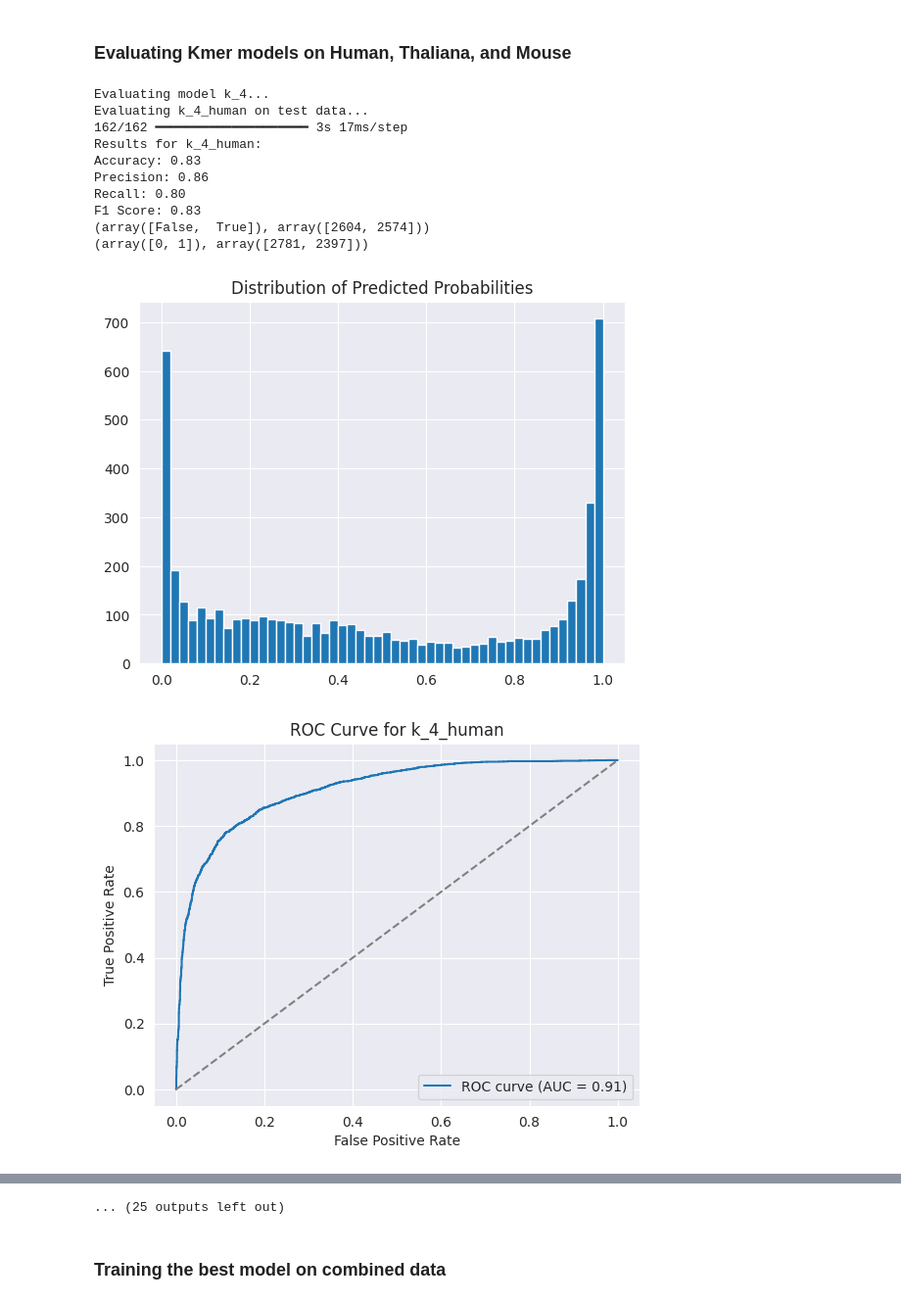
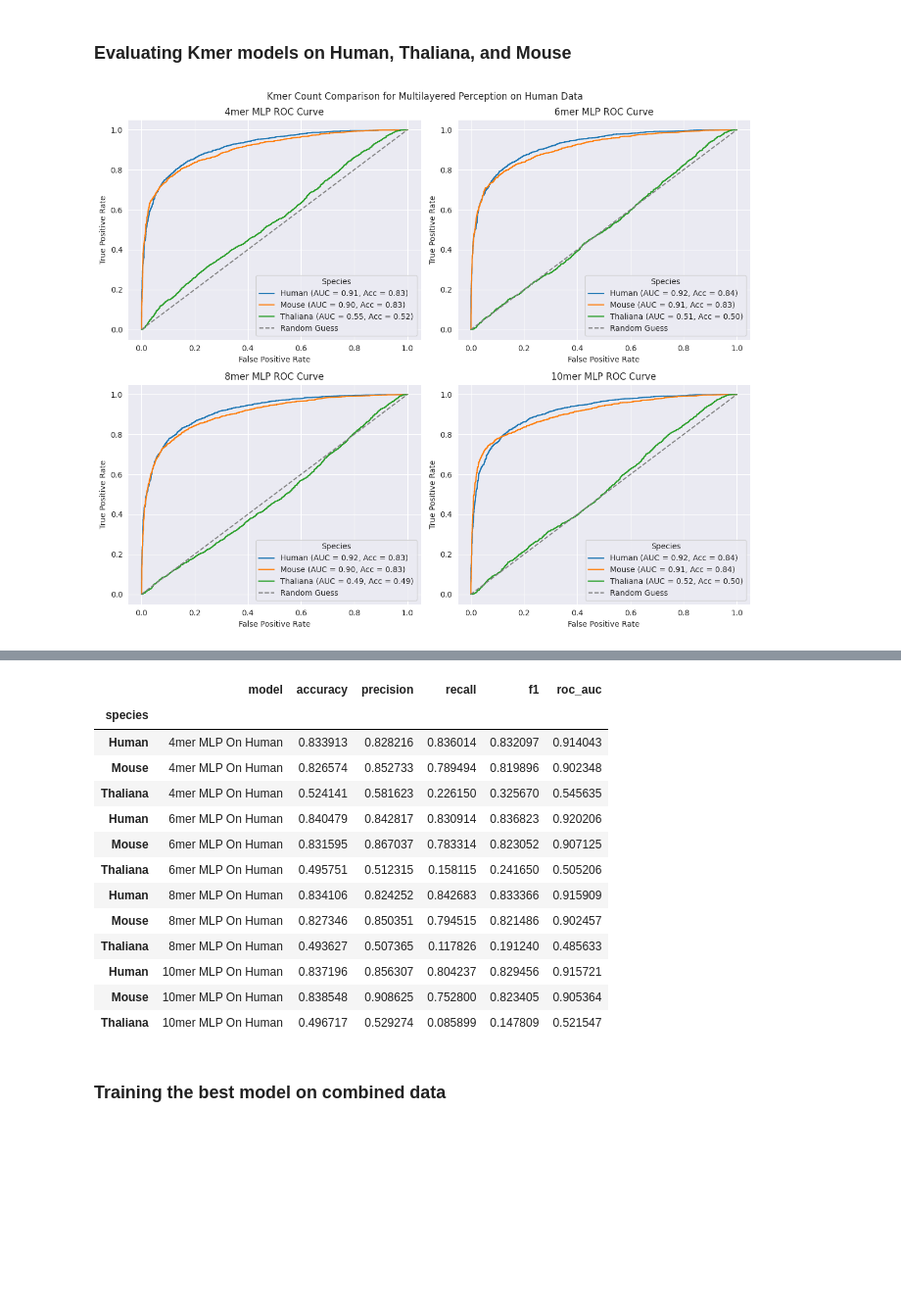
Before and after one commit to Jorjorian/PromoterKmers, a Jupyter notebook: ProjectDraft2.ipynb, the cells around one changed output, grey strips where cells are left out. Shown at 98% size. Drawn from its saved outputs; the diff is of its cells as text; code cells hidden in the pictures; blank space fills up the shorter version.

```diff
--- a/ProjectDraft2.ipynb
+++ b/ProjectDraft2.ipynb
@@ -30,7 +37,7 @@ from sklearn.cluster import KMeans
 # load in the data
 human = pd.read_csv('Data/human_final.csv')
 thaliana = pd.read_csv('Data/ara_tha_final.csv')
-mouse = pd.read_csv('Data/ara_tha_final.csv')
+mouse = pd.read_csv('Data/mouse_mus_final.csv')
 # %%
 # adding a species column and promoter_status column
 human['Species'] = 'Human'
@@ -603,7 +572,7 @@ kmer_models = []
 kmer_model_names = []
 
 for k in k_values:
-    model_name = f'k_{k}'
+    model_name = f'{k}mer MLP'
     print(f"Training model {model_name}...")
     model = create_kmer_model_with_transform(human['Sequence'].values, k=k, hidden_nodes=256, dropout_rate=0.2)
     early_stopping = EarlyStopping(
@@ -626,9 +595,10 @@ for k in k_values:
         project_tensors['Human']['train'],
         epochs=20,
         validation_data=project_tensors['Human']['val'],
-        callbacks=[early_stopping, lr_scheduler, model_checkpoint]
+        callbacks=[early_stopping, lr_scheduler, model_checkpoint],
+        verbose=0
     )
-    print(f"Model saved as '{model_name}_best_model.h5'")
+    print(f"Model saved as '{model_name}_best_model.keras'")
     kmer_models.append(model)
     kmer_model_names.append(model_name)
 # %% [output]
@@ -645,22 +649,21 @@ Failed to convert elements of <DynamicRaggedShape lengths=[None, None] num_row_p
 # %% [markdown]
 ### Evaluating Kmer models on Human, Thaliana, and Mouse
 # %%
-# Evaluate the models on the test sets
-for model, model_name in zip(kmer_models, kmer_model_names):
-    print(f"Evaluating model {model_name}...")
-    evaluate_model(model, train_test_splits['Human']['x_test'], train_test_splits['Human']['y_test'], model_name+'_human')
-    evaluate_model(model, train_test_splits['Thaliana']['x_test'], train_test_splits['Thaliana']['y_test'], model_name+'_human_on_thaliana')
-    evaluate_model(model, train_test_splits['Mouse']['x_test'], train_test_splits['Mouse']['y_test'], model_name+'_human_on_mouse')
+import matplotlib.pyplot as plt
+model_metrics = []
+fig, axes = plt.subplots(2, 2, figsize=(12, 10))
+axes = axes.flatten()
+model_metrics = []
+for idx, (model, model_name) in enumerate(zip(kmer_models, kmer_model_names)):
+    ax_roc = axes[idx]
+    model_metrics.append(evaluate_model(model,['Human', 'Mouse', 'Thaliana'],train_test_splits, model_name + ' On Human',probability=False,  ax_roc=ax_roc))
+    ax_roc.set_title(f"{model_name} ROC Curve")
+
+fig.suptitle('Kmer Count Comparison for Multilayered Perception on Human Data')
+plt.tight_layout()
+plt.savefig("human_kmer_mlp_roc.png")
+model_metrics = pd.concat(model_metrics)
+plt.show()
+model_metrics
 # %% [output]
-Evaluating model k_4...
-Evaluating k_4_human on test data...
-162/162 ━━━━━━━━━━━━━━━━━━━━ 3s 17ms/step
-Results for k_4_human:
-Accuracy: 0.83
-Precision: 0.86
-Recall: 0.80
-F1 Score: 0.83
-(array([False,  True]), array([2604, 2574]))
-(array([0, 1]), array([2781, 2397]))
-[figure, old version]
+[figure, new version]
-[figure, removed]
@@ -707,4 +670,17 @@ F1 Score: 0.83
-... (25 outputs left out)
+|  | model | accuracy | precision | recall | f1 | roc_auc |
+| species |  |  |  |  |  |  |
+| Human | 4mer MLP On Human | 0.833913 | 0.828216 | 0.836014 | 0.832097 | 0.914043 |
+| Mouse | 4mer MLP On Human | 0.826574 | 0.852733 | 0.789494 | 0.819896 | 0.902348 |
+| Thaliana | 4mer MLP On Human | 0.524141 | 0.581623 | 0.226150 | 0.325670 | 0.545635 |
+| Human | 6mer MLP On Human | 0.840479 | 0.842817 | 0.830914 | 0.836823 | 0.920206 |
+| Mouse | 6mer MLP On Human | 0.831595 | 0.867037 | 0.783314 | 0.823052 | 0.907125 |
+| Thaliana | 6mer MLP On Human | 0.495751 | 0.512315 | 0.158115 | 0.241650 | 0.505206 |
+| Human | 8mer MLP On Human | 0.834106 | 0.824252 | 0.842683 | 0.833366 | 0.915909 |
+| Mouse | 8mer MLP On Human | 0.827346 | 0.850351 | 0.794515 | 0.821486 | 0.902457 |
+| Thaliana | 8mer MLP On Human | 0.493627 | 0.507365 | 0.117826 | 0.191240 | 0.485633 |
+| Human | 10mer MLP On Human | 0.837196 | 0.856307 | 0.804237 | 0.829456 | 0.915721 |
+| Mouse | 10mer MLP On Human | 0.838548 | 0.908625 | 0.752800 | 0.823405 | 0.905364 |
+| Thaliana | 10mer MLP On Human | 0.496717 | 0.529274 | 0.085899 | 0.147809 | 0.521547 |
 # %% [markdown]
 ### Training the best model on combined data
 # %%
```
Also changed, not shown: parts of 36 cells of this notebook, 27 other files.
